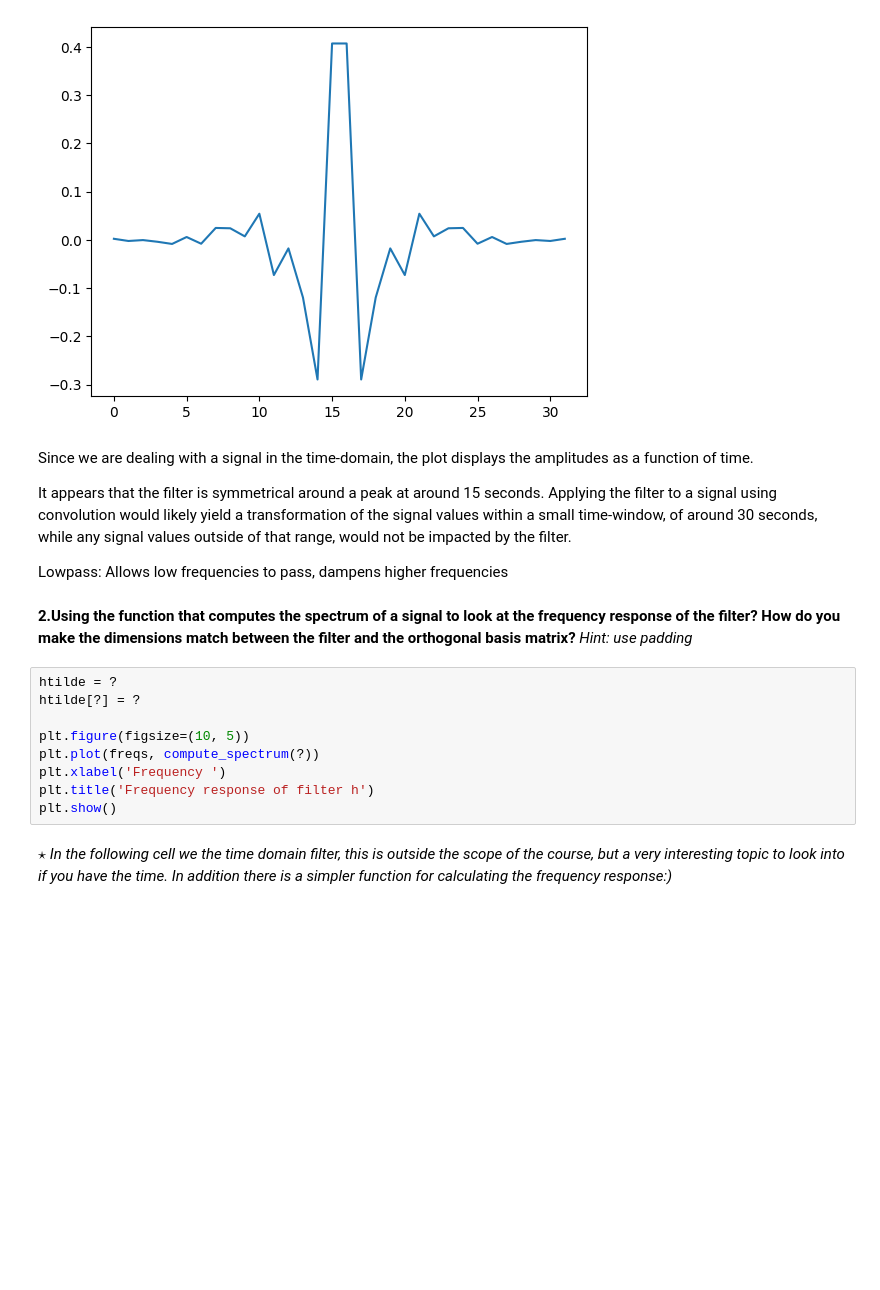
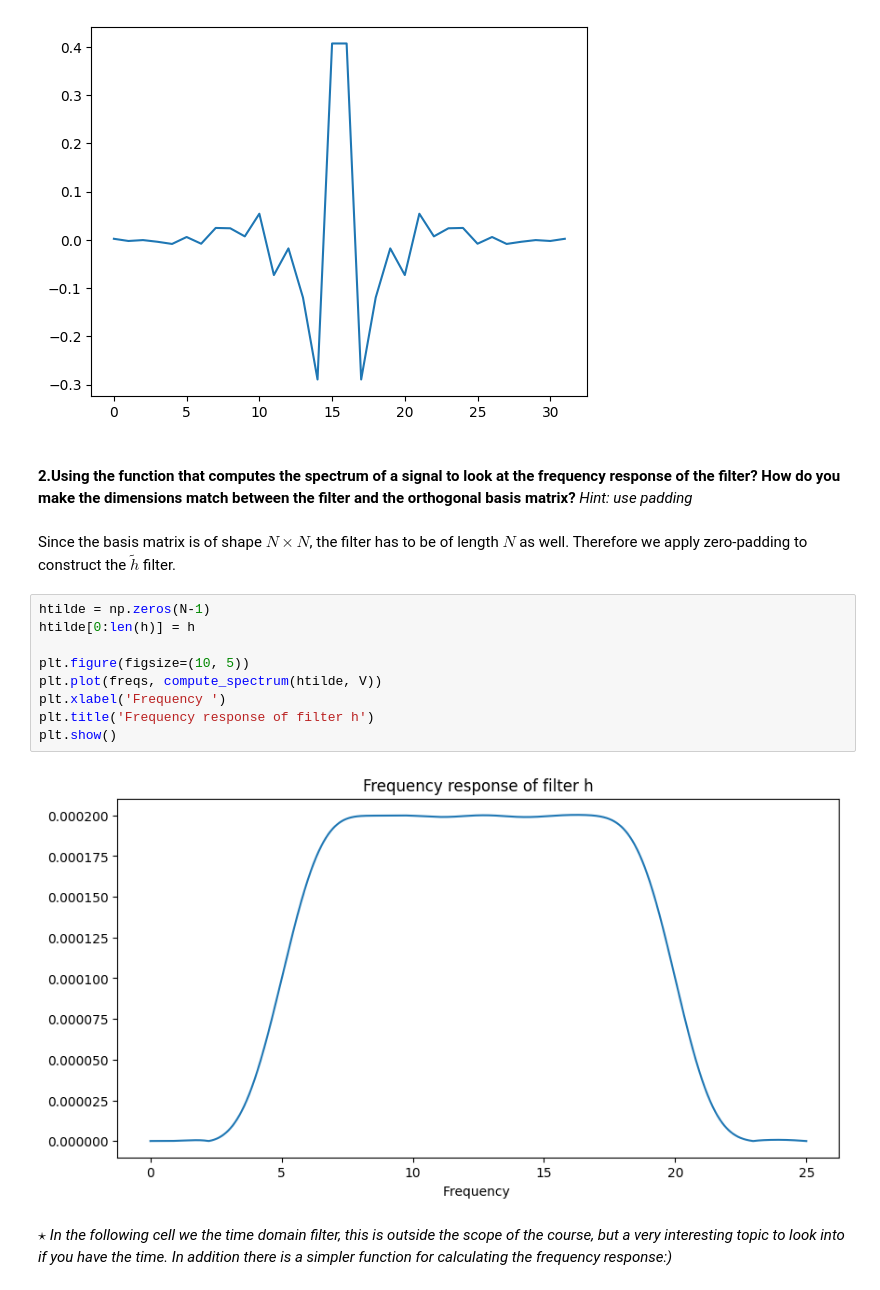
Before and after one commit to Warlour/02462-Project-2, a Jupyter notebook: assignment_2.ipynb, the cells around one changed output. Cells and saved outputs as stored; diff of their text form; blank space fills up the shorter version.

```diff
--- a/assignment_2.ipynb
+++ b/assignment_2.ipynb
@@ -260,23 +260,27 @@ plt.show()
 # %% [output]
 [figure]
 # %% [markdown]
-Since we are dealing with a signal in the time-domain, the plot displays the amplitudes as a function of time.
+<!-- Since we are dealing with a signal in the time-domain, the plot displays the amplitudes as a function of time.
 
 It appears that the filter is symmetrical around a peak at around 15 seconds. Applying the filter to a signal using convolution would likely yield a transformation of the signal values within a small time-window, of around 30 seconds, while  any signal values outside of that range, would not be impacted by the filter.
 
-Lowpass: Allows low frequencies to pass, dampens higher frequencies
+Lowpass: Allows low frequencies to pass, dampens higher frequencies -->
 # %% [markdown]
 **2.Using the function that computes the spectrum of a signal to look at the frequency response of the filter? How do you make the dimensions match between the filter and the orthogonal basis matrix?**
 *Hint: use padding*
+# %% [markdown]
+Since the basis matrix is of shape $N \times N$, the filter has to be of length $N$ as well. Therefore we apply zero-padding to construct the $\tilde{h}$ filter.
 # %%
-htilde = ?
-htilde[?] = ?
+htilde = np.zeros(N-1)
+htilde[0:len(h)] = h
 
 plt.figure(figsize=(10, 5))
-plt.plot(freqs, compute_spectrum(?))
+plt.plot(freqs, compute_spectrum(htilde, V))
 plt.xlabel('Frequency ')
 plt.title('Frequency response of filter h')
 plt.show()
+# %% [output]
+[figure, added]
 # %% [markdown]
 *$\star$ In the following cell we the time domain filter, this is outside the scope of the course, but a very interesting topic to look into if you have the time. In addition there is a simpler function for calculating the frequency response:)*
 # %%
```
Also changed, not shown: parts of 9 cells of this notebook.
